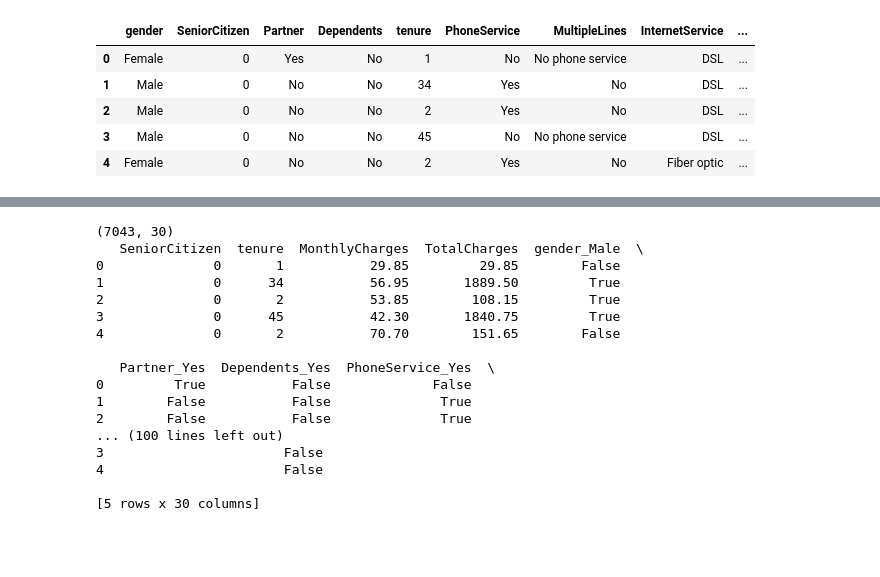
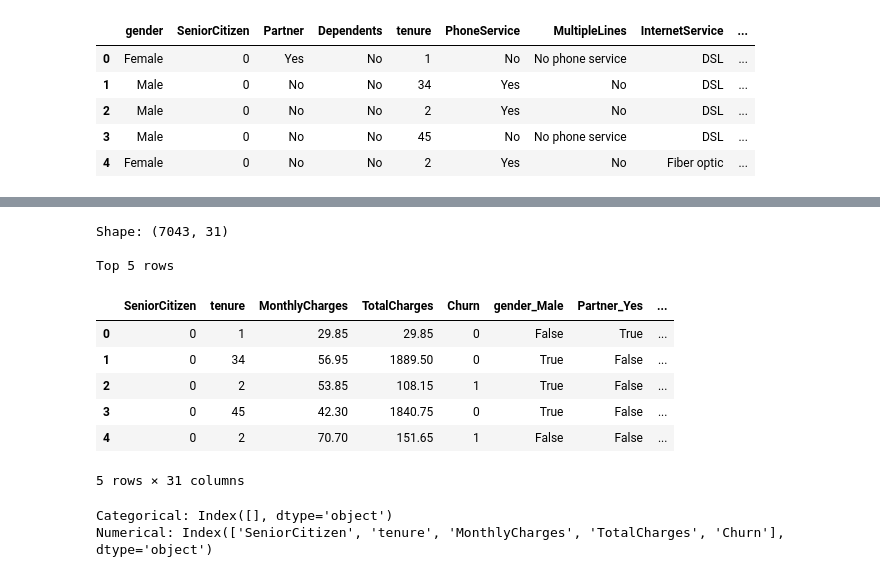
Before and after one commit to Litharsan11/Telco_Customer_Churn_ML_CW, a Jupyter notebook: 2425446_20240872_Litharsan.ipynb, the cells around one changed output, grey strips where cells are left out. Drawn from its saved outputs; the diff is of its cells as text; code cells hidden in the pictures; blank space fills up the shorter version.

Commit message:
Encoding -- Label & One-hot

```diff
--- a/2425446_20240872_Litharsan.ipynb
+++ b/2425446_20240872_Litharsan.ipynb
@@ -662,5 +518,0 @@ Churn: 0
-# %%
-# Remove rows where ANY column contains blank string or only spaces
-entries = entries[~entries.apply(lambda row: row.astype(str).str.strip().eq("").any(), axis=1)].reset_index(drop=True)
-
-print("New shape after removing blank rows:", entries.shape)
@@ -689,0 +533,11 @@ Numerical: Index(['SeniorCitizen', 'tenure', 'MonthlyCharges', 'TotalCharges'],
+# %%
+#Convert 'TotalCharges' to numeric
+entries["TotalCharges"] = pd.to_numeric(entries["TotalCharges"], errors='coerce')
+
+# Correctly count NaN values
+nan_count = entries["TotalCharges"].isna().sum()
+print(f"NaN values in TotalCharges: {nan_count}")
+
+#Fill NaN values with the median (as was originally commented out and is a good practice)
+entries["TotalCharges"].fillna(entries["TotalCharges"].median(), inplace=True)
+print(f"NaN values in TotalCharges after filling: {entries['TotalCharges'].isna().sum()}")
@@ -703,30 +623,39 @@ Name: count, dtype: int64
+# %%
+# One-Hot Encoding
+entries = pd.get_dummies(entries, drop_first=True)
+print(entries.head())
+# %%
+# Shape after One-Hot Encoding
+print("Shape:", entries.shape)
+print()
+# Print top 5 rows
+print("Top 5 rows")
+entries.head()
+# %% [output]
+Shape: (7043, 31)
+
+Top 5 rows
+|  | SeniorCitizen | tenure | MonthlyCharges | TotalCharges | Churn | gender_Male | Partner_Yes | ... |
+| 0 | 0 | 1 | 29.85 | 29.85 | 0 | False | True | ... |
+| 1 | 0 | 34 | 56.95 | 1889.50 | 0 | True | False | ... |
+| 2 | 0 | 2 | 53.85 | 108.15 | 1 | True | False | ... |
+| 3 | 0 | 45 | 42.30 | 1840.75 | 0 | True | False | ... |
+| 4 | 0 | 2 | 70.70 | 151.65 | 1 | False | False | ... |
+5 rows × 31 columns
+# %%
+#Identify categorical & numerical columns
+cat_cols = entries.select_dtypes(include=['object']).columns
+num_cols = entries.select_dtypes(include=['int64','float64']).columns
+
+print("Categorical:", cat_cols)
+print("Numerical:", num_cols)
+# %% [output]
+Categorical: Index([], dtype='object')
+Numerical: Index(['SeniorCitizen', 'tenure', 'MonthlyCharges', 'TotalCharges', 'Churn'], dtype='object')
 # %%
 # Removing target from X
 X = entries.drop('Churn', axis=1)
 y = entries['Churn']
-# %%
-# One-Hot Encoding
-X = pd.get_dummies(X, drop_first=True)
-print(X.shape)
-print(X.head())
-# %% [output]
-(7043, 30)
-   SeniorCitizen  tenure  MonthlyCharges  TotalCharges  gender_Male  \
-0              0       1           29.85         29.85        False
-1              0      34           56.95       1889.50         True
-2              0       2           53.85        108.15         True
-3              0      45           42.30       1840.75         True
-4              0       2           70.70        151.65        False
-
-   Partner_Yes  Dependents_Yes  PhoneService_Yes  \
-0         True           False             False
-1        False           False              True
-2        False           False              True
-... (100 lines left out)
-3                       False
-4                       False
-
-[5 rows x 30 columns]
 # %%
 '''#Feature Scaling
 from sklearn.preprocessing import StandardScaler
```
Also changed, not shown: parts of 37 cells of this notebook.
